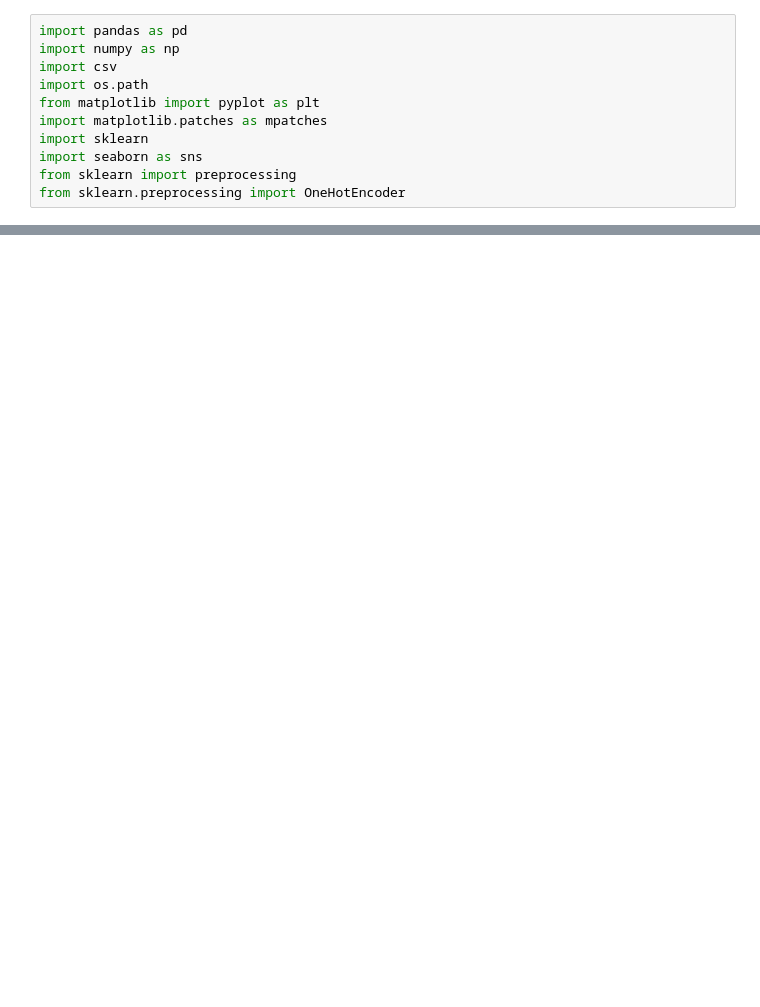
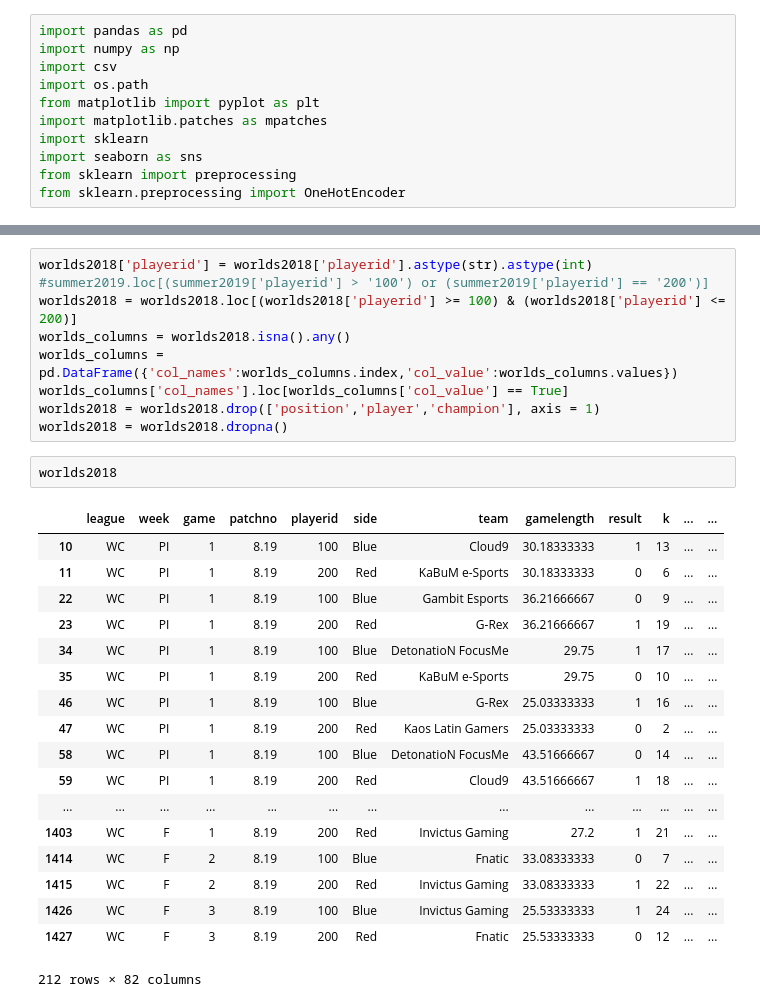
Before and after one commit to arons1618/match-prediction, a Jupyter notebook: ProMatchAnalysis.ipynb, the cells around one changed output, grey strips where cells are left out. Saved outputs shown, nothing was run; the diff lists cells and outputs as text; blank space fills up the shorter version.

```diff
--- a/ProMatchAnalysis.ipynb
+++ b/ProMatchAnalysis.ipynb
@@ -67,0 +133,30 @@ summer2019
+# %%
+worlds2018['playerid'] = worlds2018['playerid'].astype(str).astype(int)
+#summer2019.loc[(summer2019['playerid'] > '100') or (summer2019['playerid'] == '200')]
+worlds2018 = worlds2018.loc[(worlds2018['playerid'] >= 100) & (worlds2018['playerid'] <= 200)]
+worlds_columns = worlds2018.isna().any()
+worlds_columns = pd.DataFrame({'col_names':worlds_columns.index,'col_value':worlds_columns.values})
+worlds_columns['col_names'].loc[worlds_columns['col_value'] == True]
+worlds2018 = worlds2018.drop(['position','player','champion'], axis = 1)
+worlds2018 = worlds2018.dropna()
+# %%
+worlds2018
+# %% [output]
+|  | league | week | game | patchno | playerid | side | team | gamelength | result | k | ... | ... |
+| 10 | WC | PI | 1 | 8.19 | 100 | Blue | Cloud9 | 30.18333333 | 1 | 13 | ... | ... |
+| 11 | WC | PI | 1 | 8.19 | 200 | Red | KaBuM e-Sports | 30.18333333 | 0 | 6 | ... | ... |
+| 22 | WC | PI | 1 | 8.19 | 100 | Blue | Gambit Esports | 36.21666667 | 0 | 9 | ... | ... |
+| 23 | WC | PI | 1 | 8.19 | 200 | Red | G-Rex | 36.21666667 | 1 | 19 | ... | ... |
+| 34 | WC | PI | 1 | 8.19 | 100 | Blue | DetonatioN FocusMe | 29.75 | 1 | 17 | ... | ... |
+| 35 | WC | PI | 1 | 8.19 | 200 | Red | KaBuM e-Sports | 29.75 | 0 | 10 | ... | ... |
+| 46 | WC | PI | 1 | 8.19 | 100 | Blue | G-Rex | 25.03333333 | 1 | 16 | ... | ... |
+| 47 | WC | PI | 1 | 8.19 | 200 | Red | Kaos Latin Gamers | 25.03333333 | 0 | 2 | ... | ... |
+| 58 | WC | PI | 1 | 8.19 | 100 | Blue | DetonatioN FocusMe | 43.51666667 | 0 | 14 | ... | ... |
+| 59 | WC | PI | 1 | 8.19 | 200 | Red | Cloud9 | 43.51666667 | 1 | 18 | ... | ... |
+| ... | ... | ... | ... | ... | ... | ... | ... | ... | ... | ... | ... | ... |
+| 1403 | WC | F | 1 | 8.19 | 200 | Red | Invictus Gaming | 27.2 | 1 | 21 | ... | ... |
+| 1414 | WC | F | 2 | 8.19 | 100 | Blue | Fnatic | 33.08333333 | 0 | 7 | ... | ... |
+| 1415 | WC | F | 2 | 8.19 | 200 | Red | Invictus Gaming | 33.08333333 | 1 | 22 | ... | ... |
+| 1426 | WC | F | 3 | 8.19 | 100 | Blue | Invictus Gaming | 25.53333333 | 1 | 24 | ... | ... |
+| 1427 | WC | F | 3 | 8.19 | 200 | Red | Fnatic | 25.53333333 | 0 | 12 | ... | ... |
+212 rows × 82 columns
```
Also changed, not shown: parts of 23 cells of this notebook.
